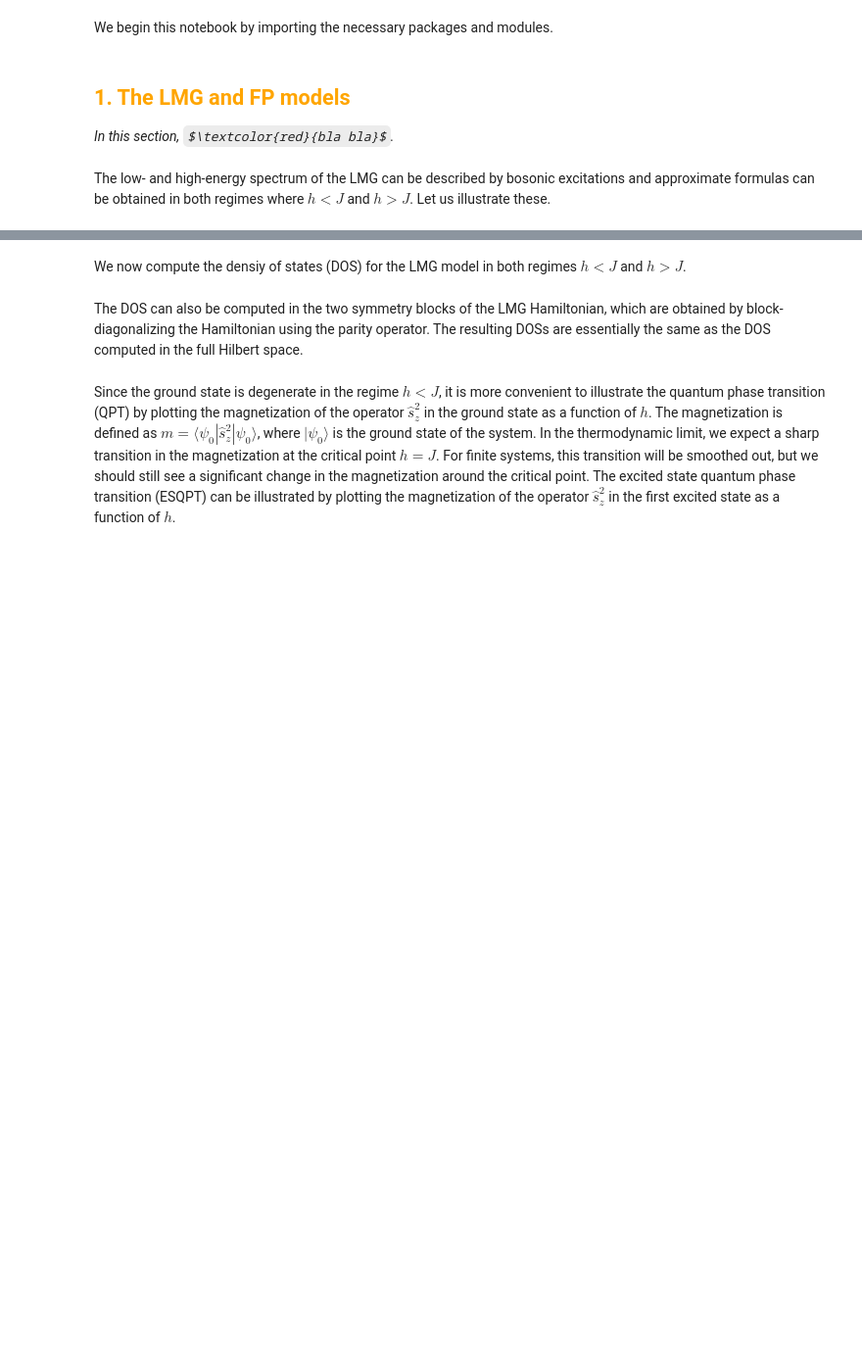
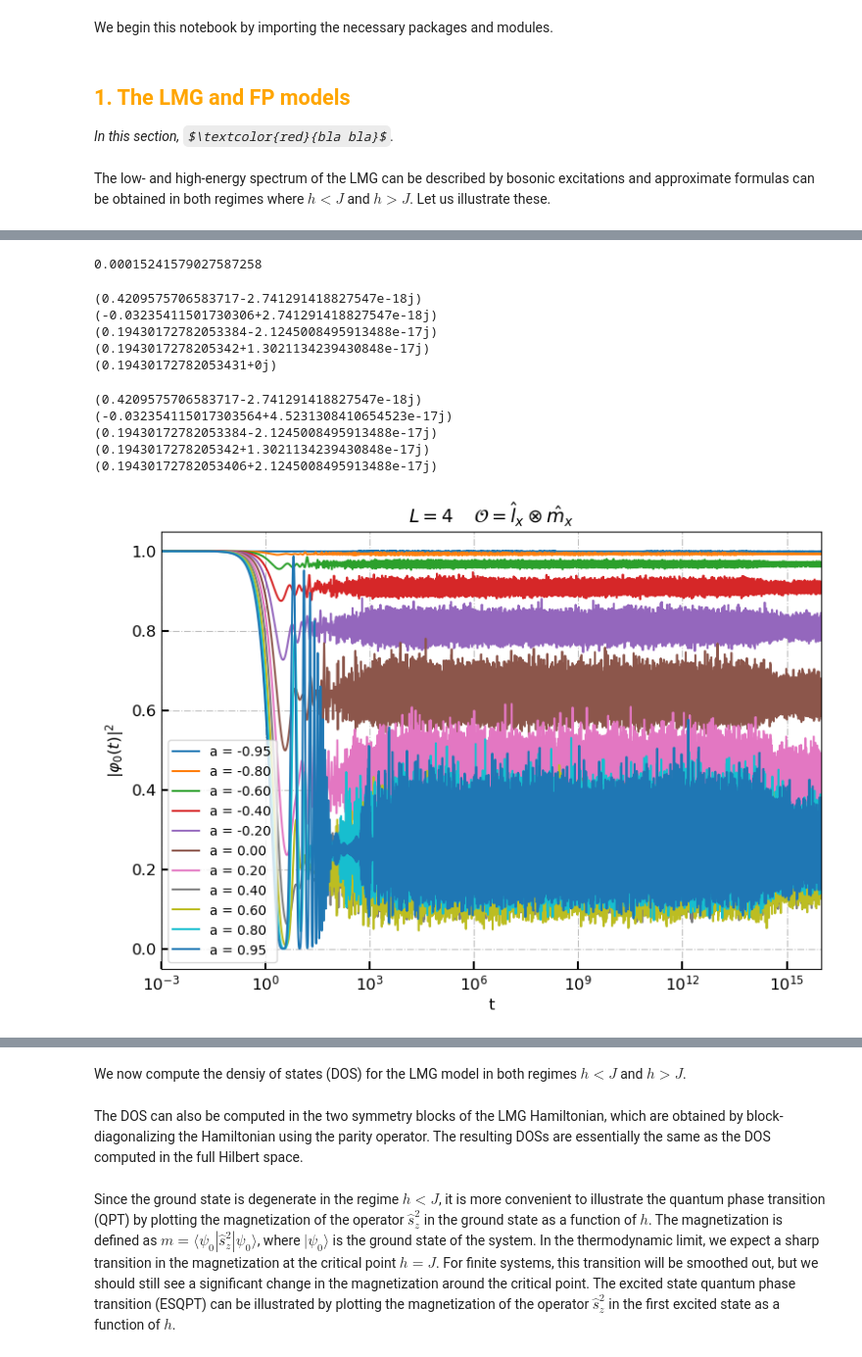
Before and after one commit to nicolasdero/KrylovQuantumClassical, a Jupyter notebook: project_notebook.ipynb, the cells around one changed output, grey strips where cells are left out. Shown at 98% size. Drawn from its saved outputs; the diff is of its cells as text; code cells hidden in the pictures; some formulas as TeX source; blank space fills up the shorter version.

```diff
--- a/project_notebook.ipynb
+++ b/project_notebook.ipynb
@@ -83,0 +132,59 @@ The low- and high-energy spectrum of the LMG can be described by bosonic excitat
+# %%
+1 / 9 ** 4
+# %% [output]
+0.00015241579027587258
+# %%
+print(test_1[4 * int(1e3)])
+print(test_2[4 * int(1e3)])
+print(test_3[4 * int(1e3)])
+print(test_4[4 * int(1e3)])
+print((test_1[4 * int(1e3)] + test_2[4 * int(1e3)]) / 2)
+# %% [output]
+(0.4209575706583717-2.741291418827547e-18j)
+(-0.03235411501730306+2.741291418827547e-18j)
+(0.19430172782053384-2.1245008495913488e-17j)
+(0.1943017278205342+1.3021134239430848e-17j)
+(0.19430172782053431+0j)
+# %%
+print(test_1[4 * int(1e3)])
+print(test_2[4 * int(1e3)])
+print(test_3[4 * int(1e3)])
+print(test_4[4 * int(1e3)])
+print((test_1[4 * int(1e3)] + test_2[4 * int(1e3)]) / 2)
+# %% [output]
+(0.4209575706583717-2.741291418827547e-18j)
+(-0.032354115017303564+4.5231308410654523e-17j)
+(0.19430172782053384-2.1245008495913488e-17j)
+(0.1943017278205342+1.3021134239430848e-17j)
+(0.19430172782053406+2.1245008495913488e-17j)
+# %%
+FP_system = FP(0.5, 4)
+Lx, Ly, Lz = util.spin_operators(FP_system.L)
+lx, ly, lz = Lx / FP_system.L, Ly / FP_system.L, Lz / FP_system.L
+identity_op = np.eye(2 * FP_system.L + 1)
+
+time_grid = np.logspace(-4, 16, num = int(1e5)) * FP_system.spectral_width() / FP_system.L
+# %%
+result_all = []
+
+a_list = np.array([-0.95, -0.8, -0.6, -0.4, -0.2, 0., 0.2, 0.4, 0.6, 0.8, 0.95])
+for a in a_list:
+
+    FP_system = FP(a, 4)
+    H_FP = FP_system.build_intensive()
+    result = FP_system.autocorrelation(np.kron(lx, lx), time_grid)
+    result_all.append(result)
+# %%
+_, ax = one_plot(r"$L=4\, \quad \mathcal{O}=\hat{l}_x\otimes \hat{m}_x$", "t", r"$|\varphi_0(t)|^2$")
+for a, result in zip(a_list, result_all):
+    ax.plot(time_grid, result.real, label = f"a = {a:.2f}")
+
+ax.set_xlim(1e-3, 1.e16)
+ax.set_ylim(-0.05, 1.05)
+ax.set_xscale('log')
+
+plt.legend()
+plt.savefig("../FP_autocorrelation_1.pdf", dpi = 300)
+plt.show()
+# %% [output]
+[figure, added]
```
Also changed, not shown: parts of 32 cells of this notebook, 7 other files.
